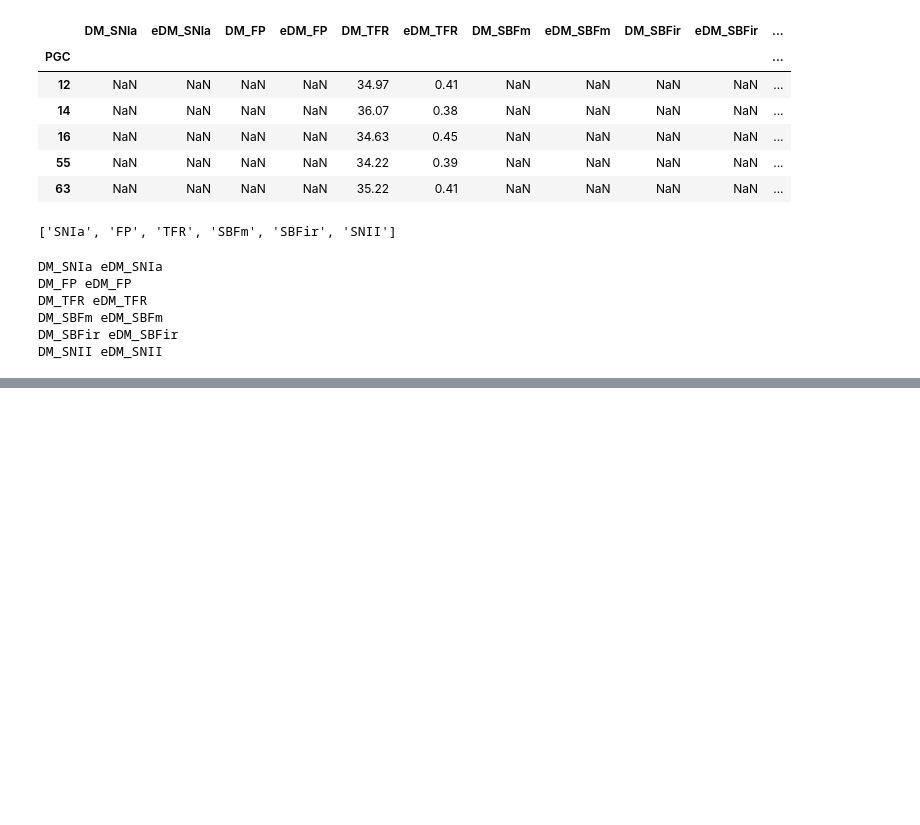
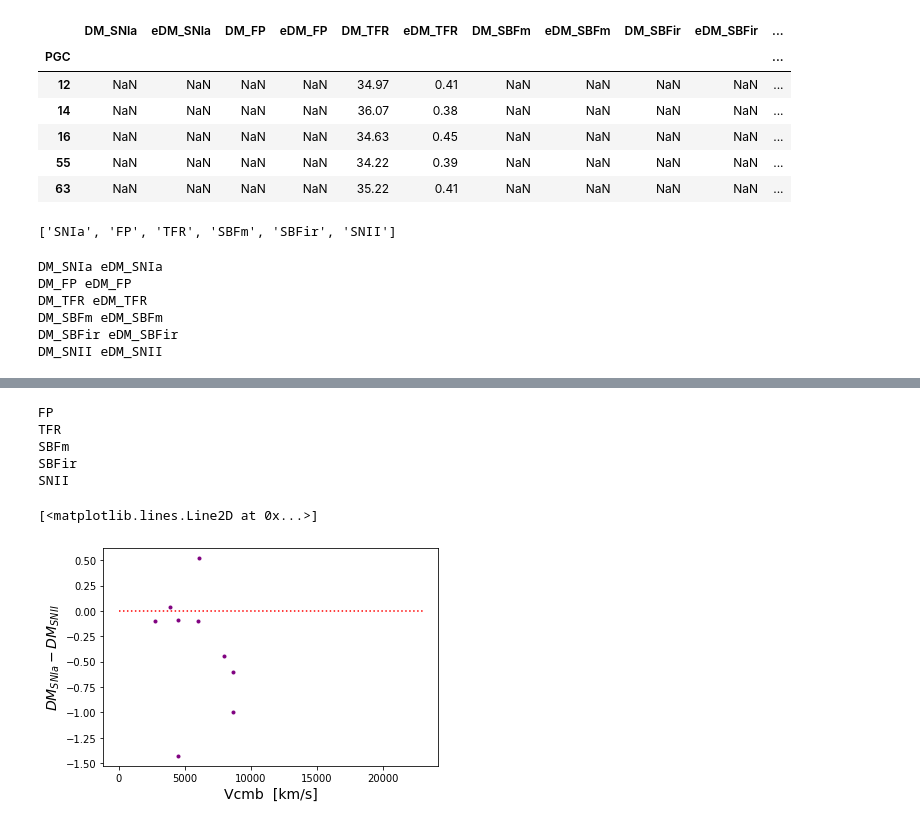
Before and after one commit to ekourkchi/CF4catalog, a Jupyter notebook: ALL_groups_catal.ipynb, the cells around one changed output, grey strips where cells are left out. Drawn from its saved outputs; the diff is of its cells as text; code cells hidden in the pictures; blank space fills up the shorter version.

```diff
--- a/ALL_groups_catal.ipynb
+++ b/ALL_groups_catal.ipynb
@@ -230,11 +239,11 @@ catalogs
 myDict = {}
 
 myDict["SNIa"] = 0.
-myDict["FP"] = 0.199
-myDict["TFR"] = 0.173
-myDict["SBFm"] = 0.106
-myDict["SBFir"] = 0.098
-myDict["SNII"] = -0.083
+myDict["FP"] = 0.127
+myDict["TFR"] = 0.172
+myDict["SBFm"] = 0.105
+myDict["SBFir"] = 0.095
+myDict["SNII"] = -0.084
 
 
 for cat in catalogs:
@@ -292,0 +329,15 @@ df.head()
+# %%
+from kapteyn import wcs
+
+super2celestial = wcs.Transformation("supergalactic j2000 j2000", "equatorial")
+# RA, DEC = ((sgl, sgb))
+super2galactic = wcs.Transformation("supergalactic j2000 j2000", "galactic")
+# gl, gb = tran((sgl, sgb))
+# %%
+df["RA"] = df.apply(lambda x: super2celestial((x.SGL,x.SGB))[0], axis=1)
+df["DEC"] = df.apply(lambda x: super2celestial((x.SGL,x.SGB))[1], axis=1)
+
+df["GL"] = df.apply(lambda x: super2galactic((x.SGL,x.SGB))[0], axis=1)
+df["GB"] = df.apply(lambda x: super2galactic((x.SGL,x.SGB))[1], axis=1)
+
+df[cc].head()
@@ -322,0 +383,26 @@ myTable.write('allcf4_group_bar', format='ascii.fixed_width',delimiter='|', book
+# %%
+for cols in catalogs[1:]:
+    df["delta_"+cols]=df["DM_FP"]-df["DM_"+cols]
+    print(cols)
+
+# ds = df.delta.dropna()
+# dss = ds[np.abs(ds.values)>0.2]
+
+# dss
+# %% [output]
+FP
+TFR
+SBFm
+SBFir
+SNII
+# %%
+s = 'SNII'
+
+plt.plot(df.Vcmb, df["delta_"+s], '.', color='purple')
+plt.xlabel("Vcmb  [km/s]", fontsize=14)
+plt.ylabel(r"$DM_{SNIa}-DM_{"+s+"}$", fontsize=14)
+
+plt.plot([0,23000], [0,0], 'r:')
+# %% [output]
+[<matplotlib.lines.Line2D at 0x...>]
+[figure, added]
```
Also changed, not shown: parts of 6 cells of this notebook, 4 other files.
